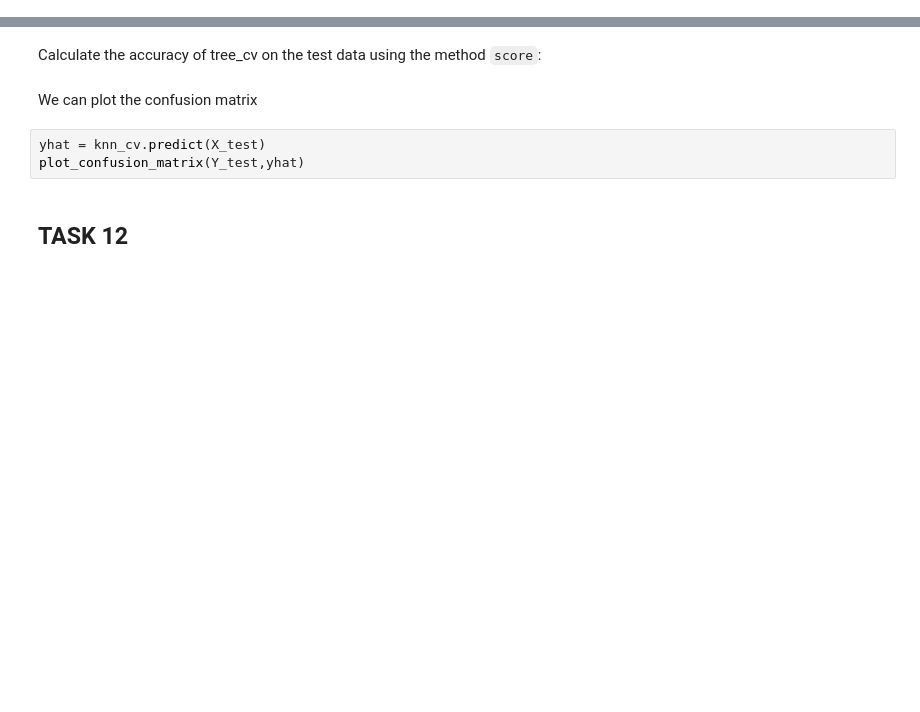
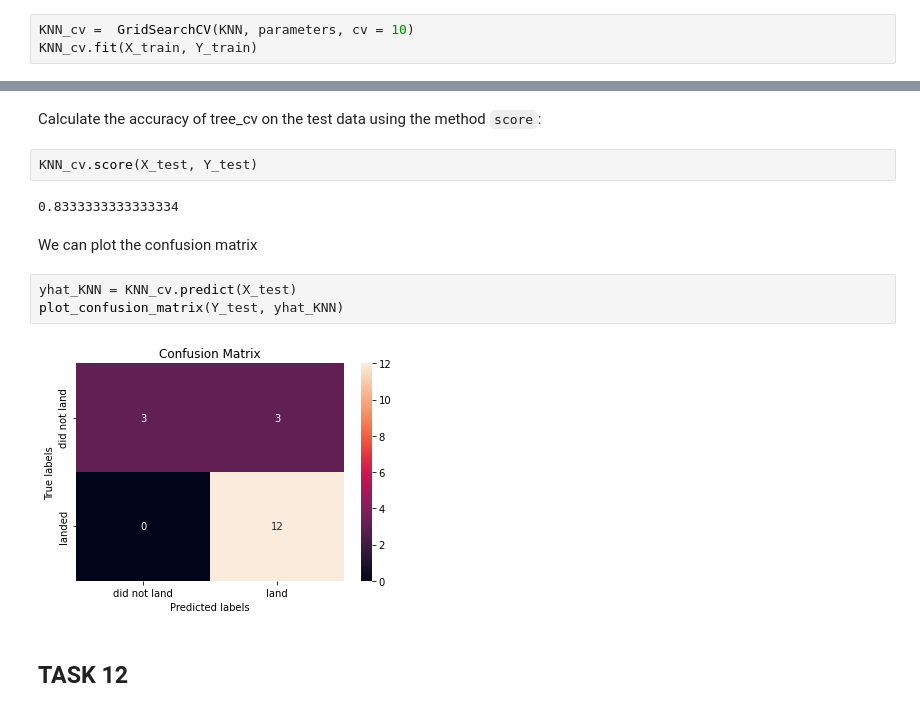
Before and after one commit to DanielEduardoLopez/IBM-SpaceX, a Jupyter notebook: 9-SpaceX_Machine Learning Prediction.ipynb, the cells around one changed output, grey strips where cells are left out. Cells and saved outputs as stored; diff of their text form; blank space fills up the shorter version.

```diff
--- a/9-SpaceX_Machine Learning Prediction.ipynb
+++ b/9-SpaceX_Machine Learning Prediction.ipynb
@@ -251,3 +307,6 @@ parameters = {'n_neighbors': [1, 2, 3, 4, 5, 6, 7, 8, 9, 10],
               'p': [1,2]}
 
 KNN = KNeighborsClassifier()
+# %%
+KNN_cv =  GridSearchCV(KNN, parameters, cv = 10)
+KNN_cv.fit(X_train, Y_train)
@@ -258,11 +325,17 @@ print("accuracy :",knn_cv.best_score_)
 ## TASK  11
 # %% [markdown]
 Calculate the accuracy of tree_cv on the test data using the method <code>score</code>:
+# %%
+KNN_cv.score(X_test, Y_test)
+# %% [output]
+0.8333333333333334
 # %% [markdown]
 We can plot the confusion matrix
 # %%
-yhat = knn_cv.predict(X_test)
-plot_confusion_matrix(Y_test,yhat)
+yhat_KNN = KNN_cv.predict(X_test)
+plot_confusion_matrix(Y_test, yhat_KNN)
+# %% [output]
+[figure, added]
 # %% [markdown]
 ## TASK  12
 # %% [markdown]
```
Also changed, not shown: parts of 25 cells of this notebook.
